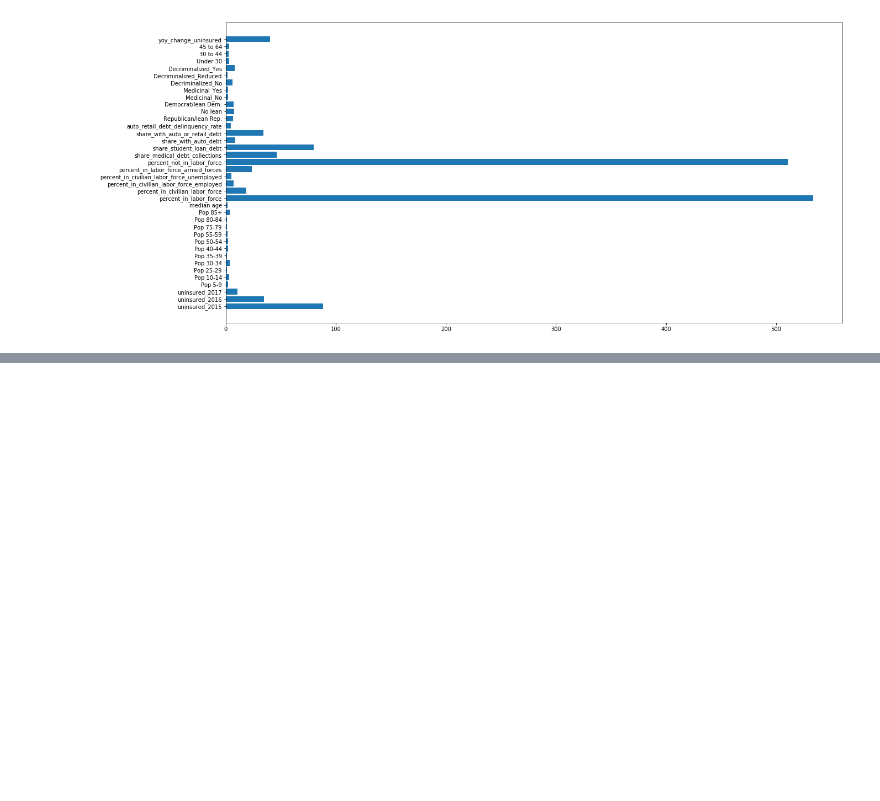
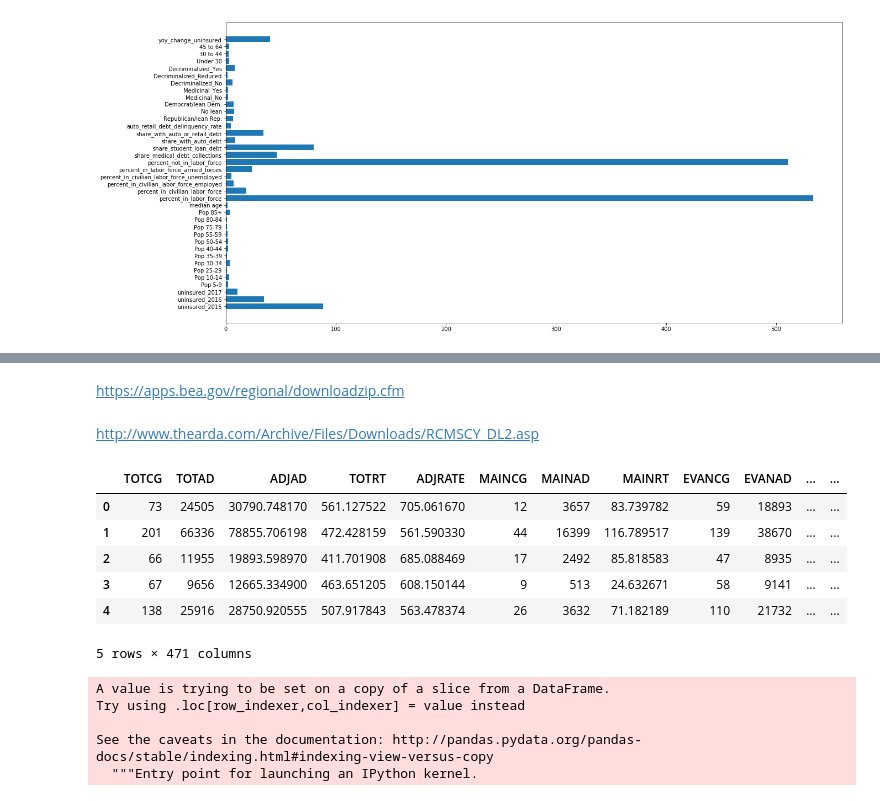
Before and after one commit to kahartman2/county_level_drug_impact, a Jupyter notebook: models.ipynb, the cells around one changed output, grey strips where cells are left out. Saved outputs shown, nothing was run; the diff lists cells and outputs as text; code cells hidden in the pictures; blank space fills up the shorter version.

```diff
--- a/models.ipynb
+++ b/models.ipynb
@@ -501,0 +532,16 @@ ax.barh(impt_list_f, impt_list_c)
+# %% [markdown]
+https://apps.bea.gov/regional/downloadzip.cfm
+# %% [markdown]
+http://www.thearda.com/Archive/Files/Downloads/RCMSCY_DL2.asp
+# %%
+religion = pd.read_excel('data/religion.xlsx')
+# %%
+religion.head()
+# %% [output]
+|  | TOTCG | TOTAD | ADJAD | TOTRT | ADJRATE | MAINCG | MAINAD | MAINRT | EVANCG | EVANAD | ... | ... |
+| 0 | 73 | 24505 | 30790.748170 | 561.127522 | 705.061670 | 12 | 3657 | 83.739782 | 59 | 18893 | ... | ... |
+| 1 | 201 | 66336 | 78855.706198 | 472.428159 | 561.590330 | 44 | 16399 | 116.789517 | 139 | 38670 | ... | ... |
+| 2 | 66 | 11955 | 19893.598970 | 411.701908 | 685.088469 | 17 | 2492 | 85.818583 | 47 | 8935 | ... | ... |
+| 3 | 67 | 9656 | 12665.334900 | 463.651205 | 608.150144 | 9 | 513 | 24.632671 | 58 | 9141 | ... | ... |
+| 4 | 138 | 25916 | 28750.920555 | 507.917843 | 563.478374 | 26 | 3632 | 71.182189 | 110 | 21732 | ... | ... |
+5 rows × 471 columns
@@ -501,0 +551,8 @@ ax.barh(impt_list_f, impt_list_c)
+# %%
+religion_data['county'] = religion_data['county'] + ' County, ' + religion_data['state_abbreviation']
+# %% [output]
+A value is trying to be set on a copy of a slice from a DataFrame.
+Try using .loc[row_indexer,col_indexer] = value instead
+
+See the caveats in the documentation: http://pandas.pydata.org/pandas-docs/stable/indexing.html#indexing-view-versus-copy
+  """Entry point for launching an IPython kernel.
```
Also changed, not shown: parts of 56 cells of this notebook, 6 other files.
